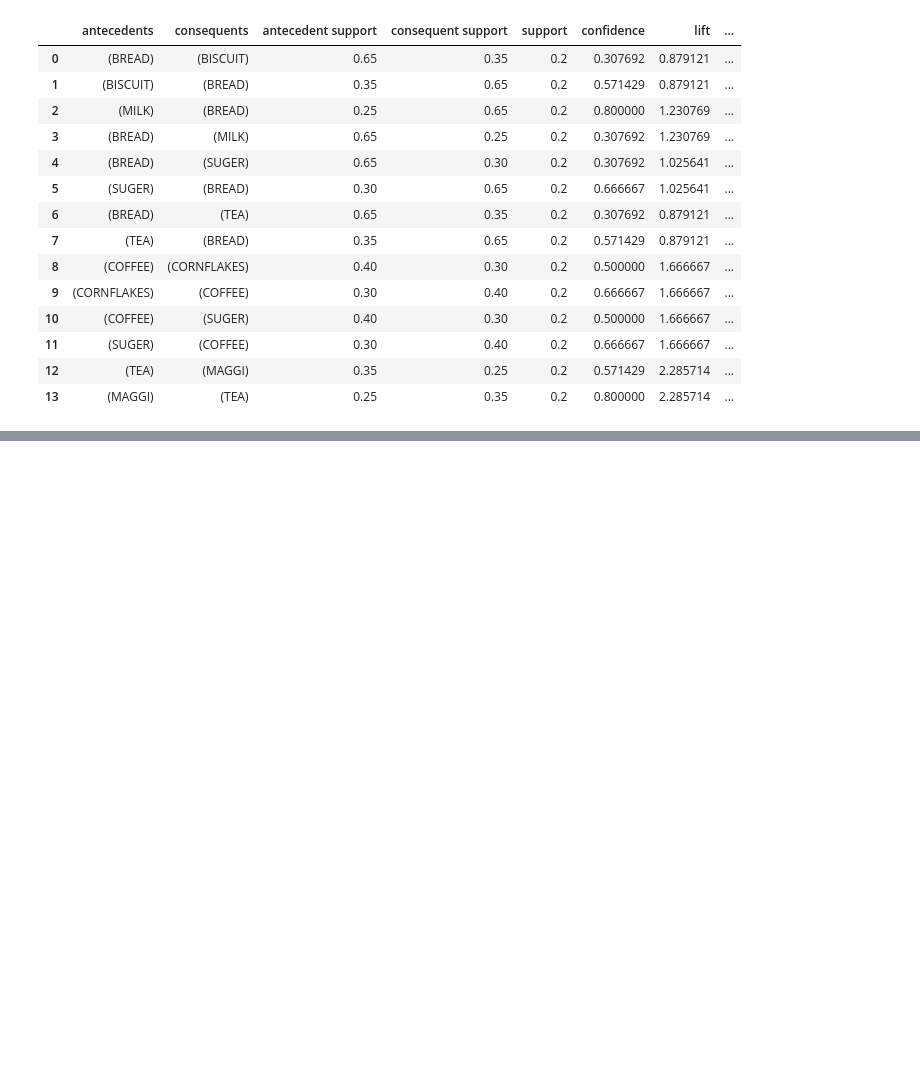
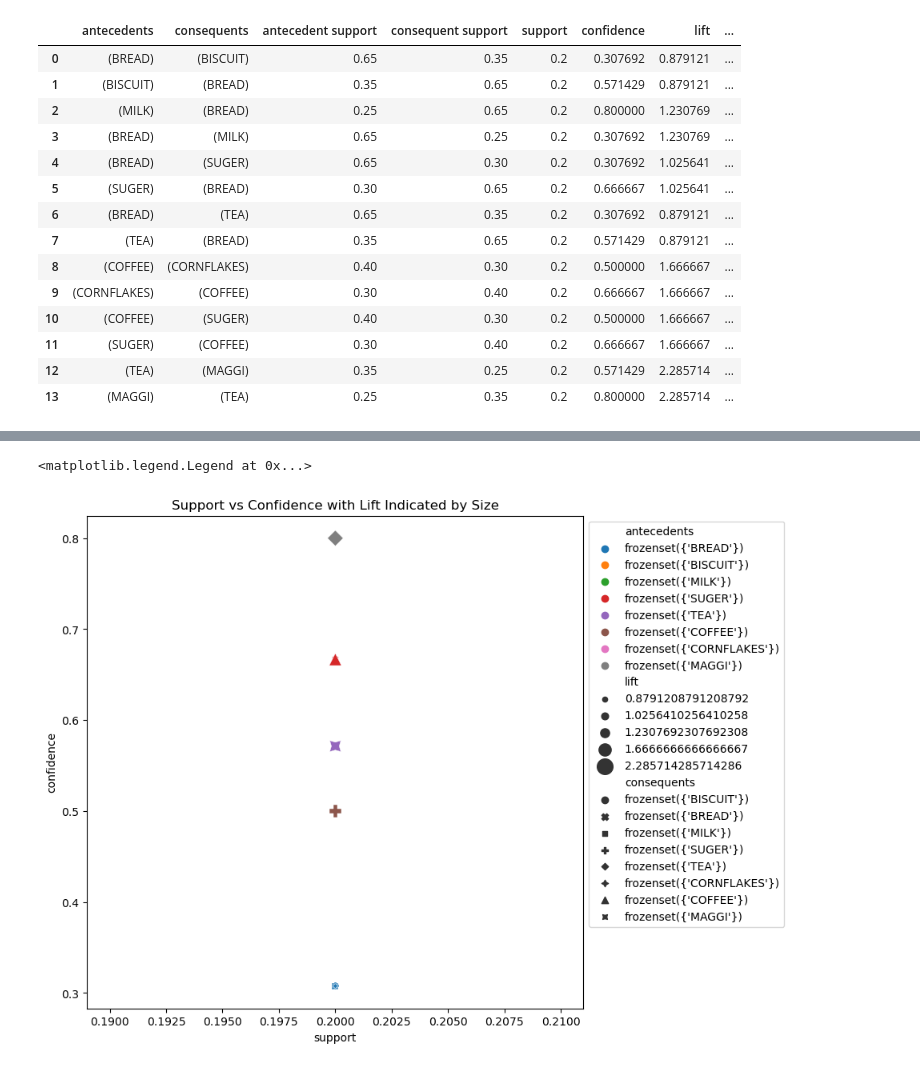
Before and after one commit to Abtinz/Machine-Learning-with-Python, a Jupyter notebook: DataMining/Regression/data-mining-p2-student.ipynb, the cells around one changed output, grey strips where cells are left out. Saved outputs shown, nothing was run; the diff lists cells and outputs as text; code cells hidden in the pictures; blank space fills up the shorter version.

```diff
--- a/DataMining/Regression/data-mining-p2-student.ipynb
+++ b/DataMining/Regression/data-mining-p2-student.ipynb
@@ -481,0 +470,8 @@ plt.show()
+# %%
+plt.figure(figsize=(8, 8))
+sns.scatterplot(data=minded_rules, x='support', y='confidence', size='lift', hue='antecedents', style='consequents', sizes=(20, 200))
+plt.title('Support vs Confidence with Lift Indicated by Size')
+plt.legend(bbox_to_anchor=(1, 1), loc=2)
+# %% [output]
+<matplotlib.legend.Legend at 0x...>
+[figure, added]
```
Also changed, not shown: parts of 7 cells of this notebook.
